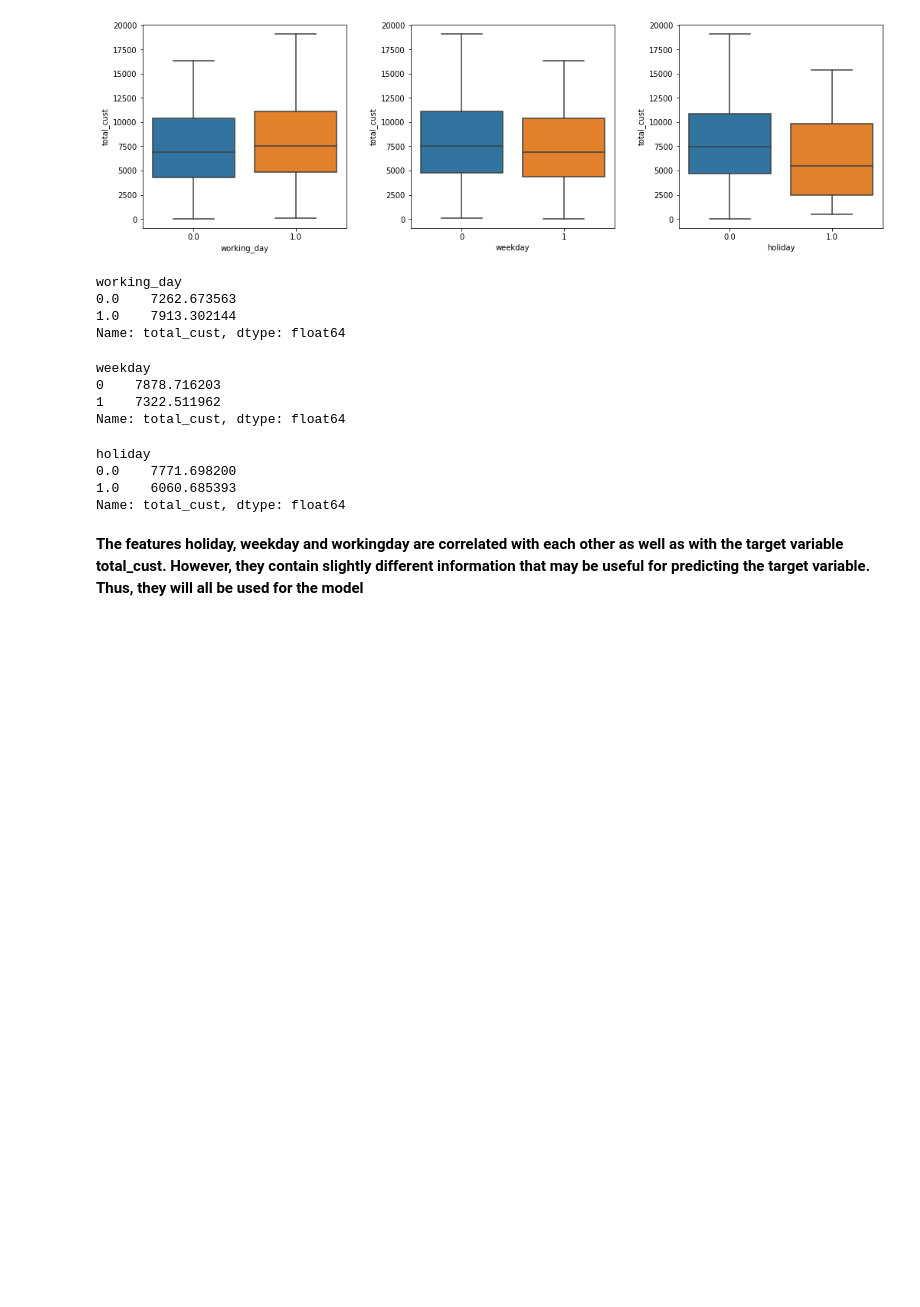
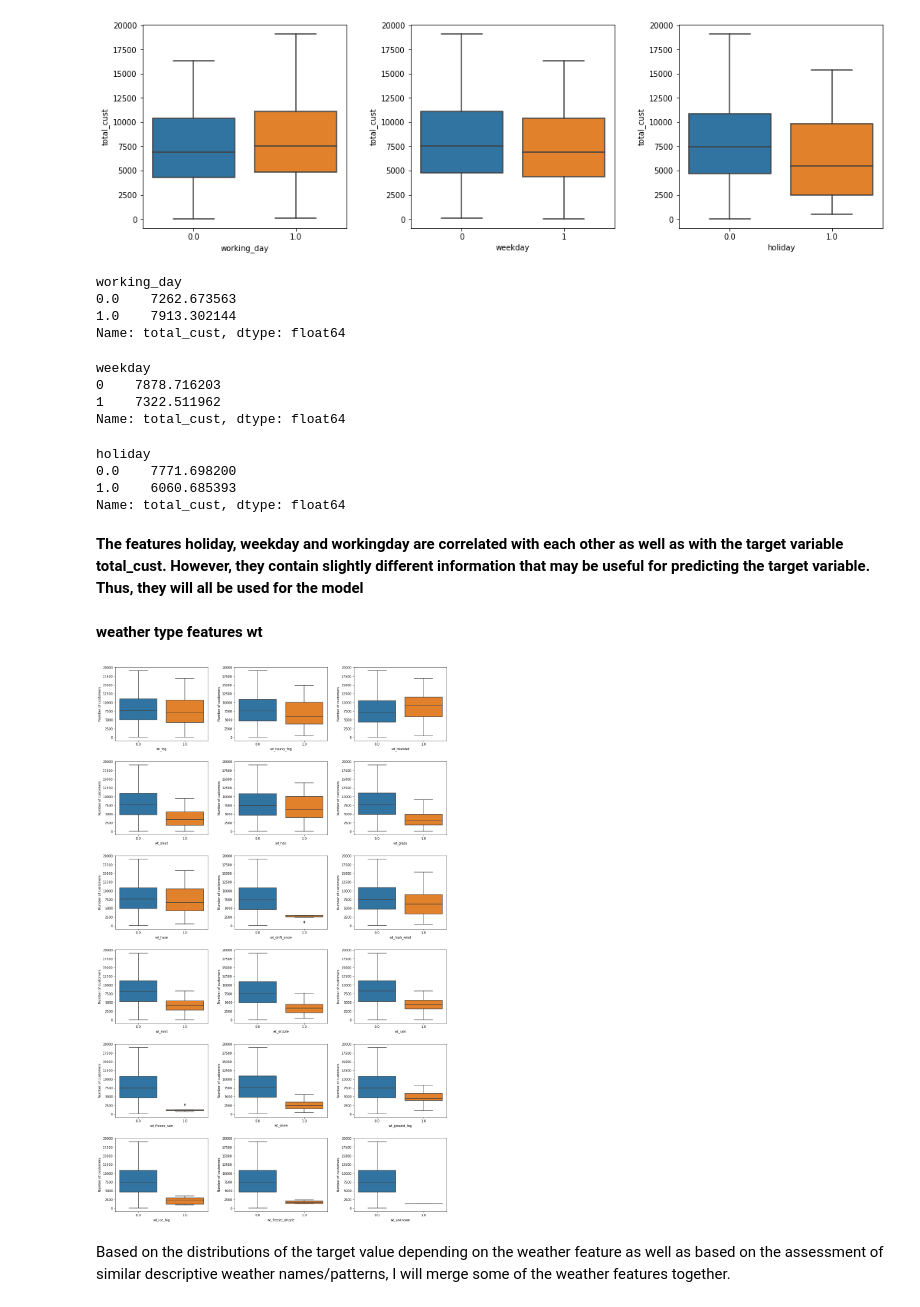
Before and after one commit to SamuelWanjiru/Bike-sharing-forecast, a Jupyter notebook: BikeSharing.ipynb, the cells around one changed output. Drawn from its saved outputs; the diff is of its cells as text; code cells hidden in the pictures; blank space fills up the shorter version.

```diff
--- a/BikeSharing.ipynb
+++ b/BikeSharing.ipynb
@@ -441,3 +449,31 @@ holiday
 Name: total_cust, dtype: float64
 # %% [markdown]
 **The features holiday, weekday and workingday are correlated with each other as well as with the target variable total_cust. However, they contain slightly different information that may be useful for predicting the target variable. Thus, they will all be used for the model**
+# %% [markdown]
+**weather type features wt**
+# %%
+# plotting the revenue of the most common production companies vs. the rest
+fig, ax = plt.subplots(6, 3, figsize = [16, 25])
+
+# create list with all feature names
+wt_feat_list = [x for x in bike_data.columns if 'wt_' in x]
+
+# company counter
+counter = 0
+
+for j in range(len(ax)):
+    for i in range(len(ax[j])):
+        if j == 5 and i == 3:
+            break
+        else:
+            ax[j][i] = sb.boxplot(data = bike_data, x = wt_feat_list[counter], y = 'total_cust', ax=ax[j][i])
+            ax[j][i].set_ylabel('Number of customers')
+            ax[j][i].set_xlabel(wt_feat_list[counter])
+            counter += 1
+
+plt.tight_layout(pad=3.0) # Using padding to space the subplots for better viewing
+plt.show();
+# %% [output]
+[figure, added]
+# %% [markdown]
+Based on the distributions of the target value depending on the weather feature as well as based on the assessment of similar descriptive weather names/patterns, I will merge some of the weather features together.
```
Also changed, not shown: parts of 94 cells of this notebook.
